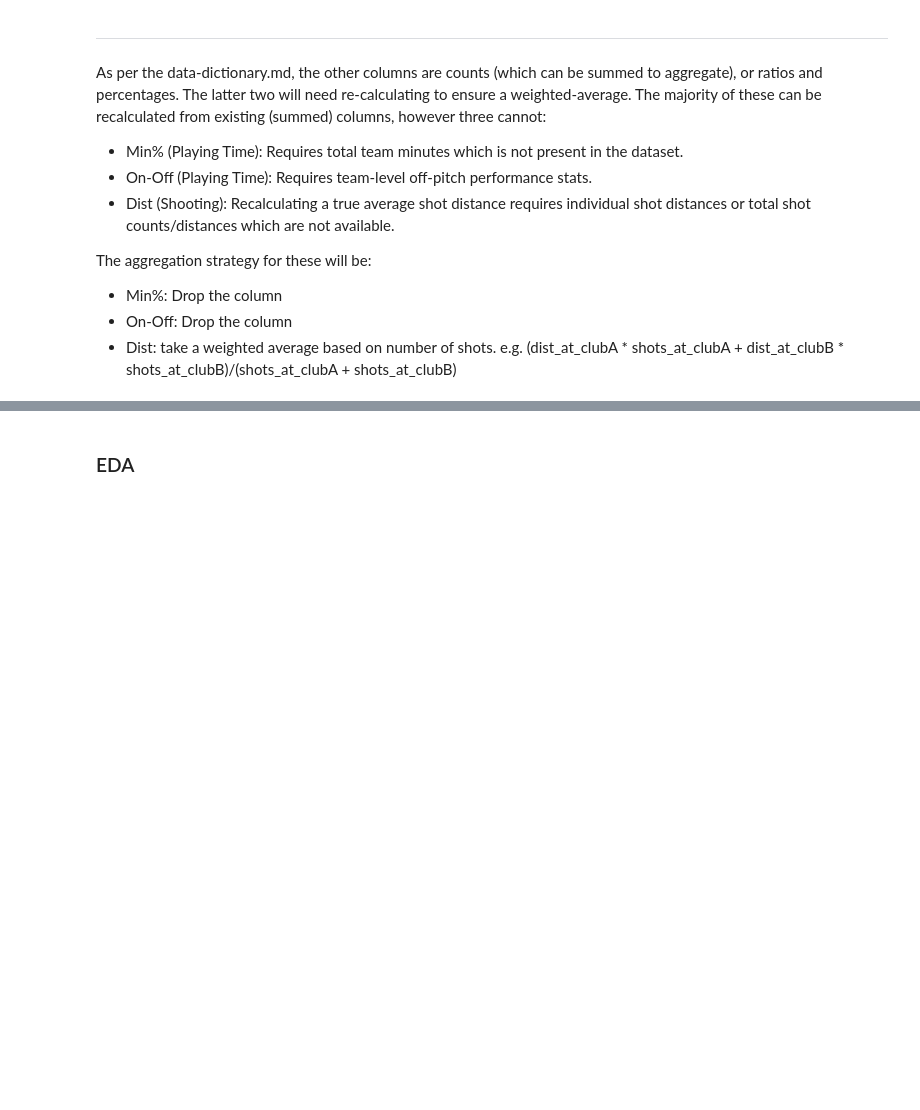
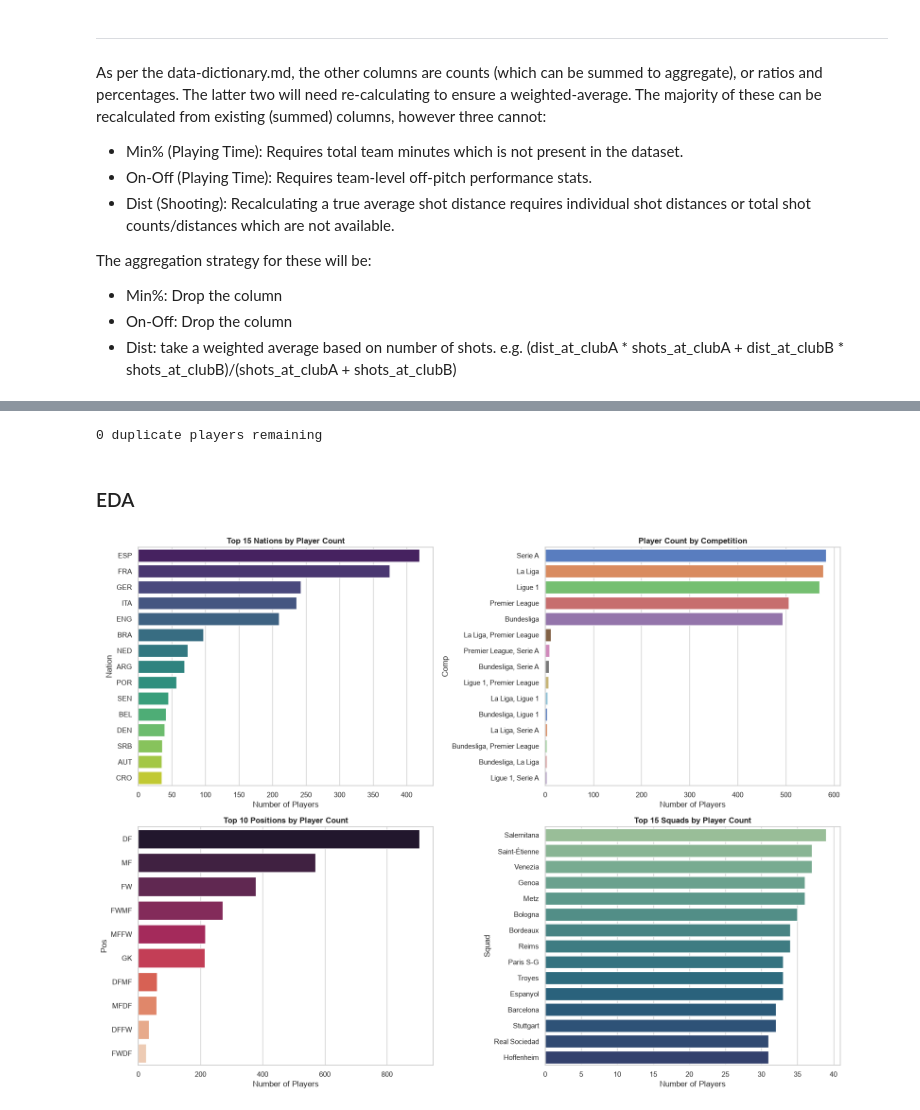
Before and after one commit to Scott-Trowers/player-architects, a Jupyter notebook: notebooks/season2122_eda.ipynb, the cells around one changed output, grey strips where cells are left out. Drawn from its saved outputs; the diff is of its cells as text; code cells hidden in the pictures; blank space fills up the shorter version.

Commit message:
feat: tidies multi position values, and explores distribution of nations across leagues

```diff
--- a/notebooks/season2122_eda.ipynb
+++ b/notebooks/season2122_eda.ipynb
@@ -374,5 +369,45 @@ print(f"{duplicate_player_count} duplicate players remaining")
+# %%
+remaining_dupes = aggregated_player_data[aggregated_player_data.player_identifier.isin(duplicate_players.player_identifier)]
+duplicate_player_count = remaining_dupes.duplicated(subset="player_identifier").sum()
+
+print(f"{duplicate_player_count} duplicate players remaining")
+# %% [output]
+0 duplicate players remaining
 # %% [markdown]
 ### EDA
 # %%
 qualitative_columns = list(aggregated_player_data.select_dtypes(include='string').columns)
 quantitative_columns = list(aggregated_player_data.select_dtypes(include='number').columns)
+# %%
+sns.set_theme(style="whitegrid")
+
+fig, axes = plt.subplots(2, 2, figsize=(16, 12))
+
+# 1. Top 15 Nations by Player Count
+top_nations = aggregated_player_data['Nation'].value_counts().head(15)
+sns.barplot(x=top_nations.values, y=top_nations.index, hue=top_nations.index, ax=axes[0,0], palette="viridis")
+axes[0,0].set_title("Top 15 Nations by Player Count", fontsize=12, fontweight="bold")
+axes[0,0].set_xlabel("Number of Players")
+
+# 2. Player Count by Competition (Comp)
+comp_counts = aggregated_player_data['Comp'].value_counts()
+sns.barplot(x=comp_counts.values, y=comp_counts.index, hue=comp_counts.index, ax=axes[0,1], palette="muted")
+axes[0,1].set_title("Player Count by Competition", fontsize=12, fontweight="bold")
+axes[0,1].set_xlabel("Number of Players")
+
+# 3. Top 10 Position Combinations (Pos)
+top_pos = aggregated_player_data['Pos'].value_counts().head(10)
+sns.barplot(x=top_pos.values, y=top_pos.index, hue=top_pos.index, ax=axes[1,0], palette="rocket")
+axes[1,0].set_title("Top 10 Positions by Player Count", fontsize=12, fontweight="bold")
+axes[1,0].set_xlabel("Number of Players")
+
+# 4. Top 15 Squads by Player Count
+top_squads = aggregated_player_data['Squad'].value_counts().head(15)
+sns.barplot(x=top_squads.values, y=top_squads.index, hue=top_squads.index, ax=axes[1,1], palette="crest")
+axes[1,1].set_title("Top 15 Squads by Player Count", fontsize=12, fontweight="bold")
+axes[1,1].set_xlabel("Number of Players")
+
+plt.tight_layout()
+plt.show()
+# %% [output]
+[figure, added]
```
Also changed, not shown: parts of 11 cells of this notebook, 2 other files.
